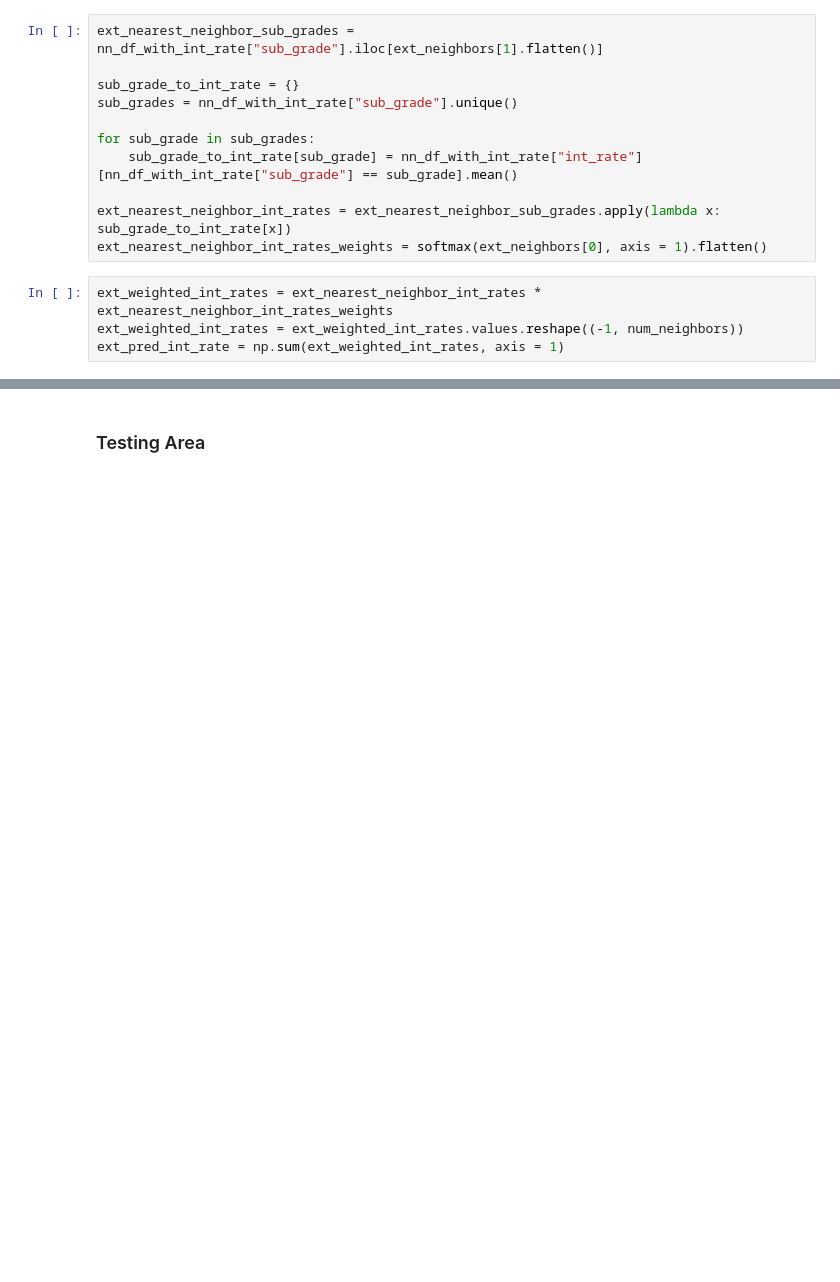
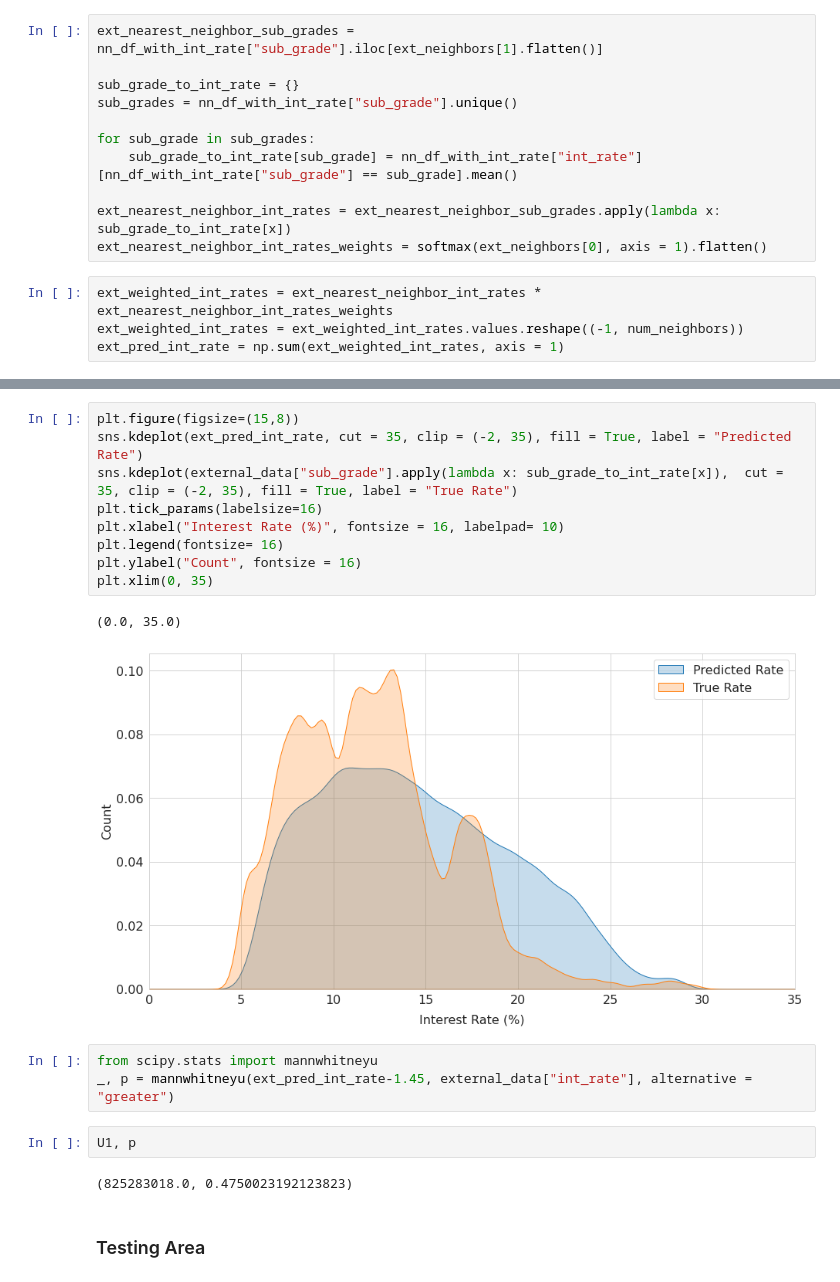
Before and after one commit to Wichaelian/citadel-summer-invitational22, a Jupyter notebook: notebooks/External Data Rate Prediction and Comparison.ipynb, the cells around one changed output, grey strips where cells are left out. Saved outputs shown, nothing was run; the diff lists cells and outputs as text; blank space fills up the shorter version.

```diff
--- a/notebooks/External Data Rate Prediction and Comparison.ipynb
+++ b/notebooks/External Data Rate Prediction and Comparison.ipynb
@@ -177,3 +170,22 @@ BC
+# %%
+plt.figure(figsize=(15,8))
+sns.kdeplot(ext_pred_int_rate, cut = 35, clip = (-2, 35), fill = True, label = "Predicted Rate")
+sns.kdeplot(external_data["sub_grade"].apply(lambda x: sub_grade_to_int_rate[x]),  cut = 35, clip = (-2, 35), fill = True, label = "True Rate")
+plt.tick_params(labelsize=16)
+plt.xlabel("Interest Rate (%)", fontsize = 16, labelpad= 10)
+plt.legend(fontsize= 16)
+plt.ylabel("Count", fontsize = 16)
+plt.xlim(0, 35)
+# %% [output]
+(0.0, 35.0)
+[figure, added]
+# %%
+from scipy.stats import mannwhitneyu
+_, p = mannwhitneyu(ext_pred_int_rate-1.45, external_data["int_rate"], alternative = "greater")
+# %%
+U1, p
+# %% [output]
+(825283018.0, 0.4750023192123823)
 # %% [markdown]
 ### Testing Area
 # %%
```
Also changed, not shown: parts of 4 cells of this notebook, 3 other files.
